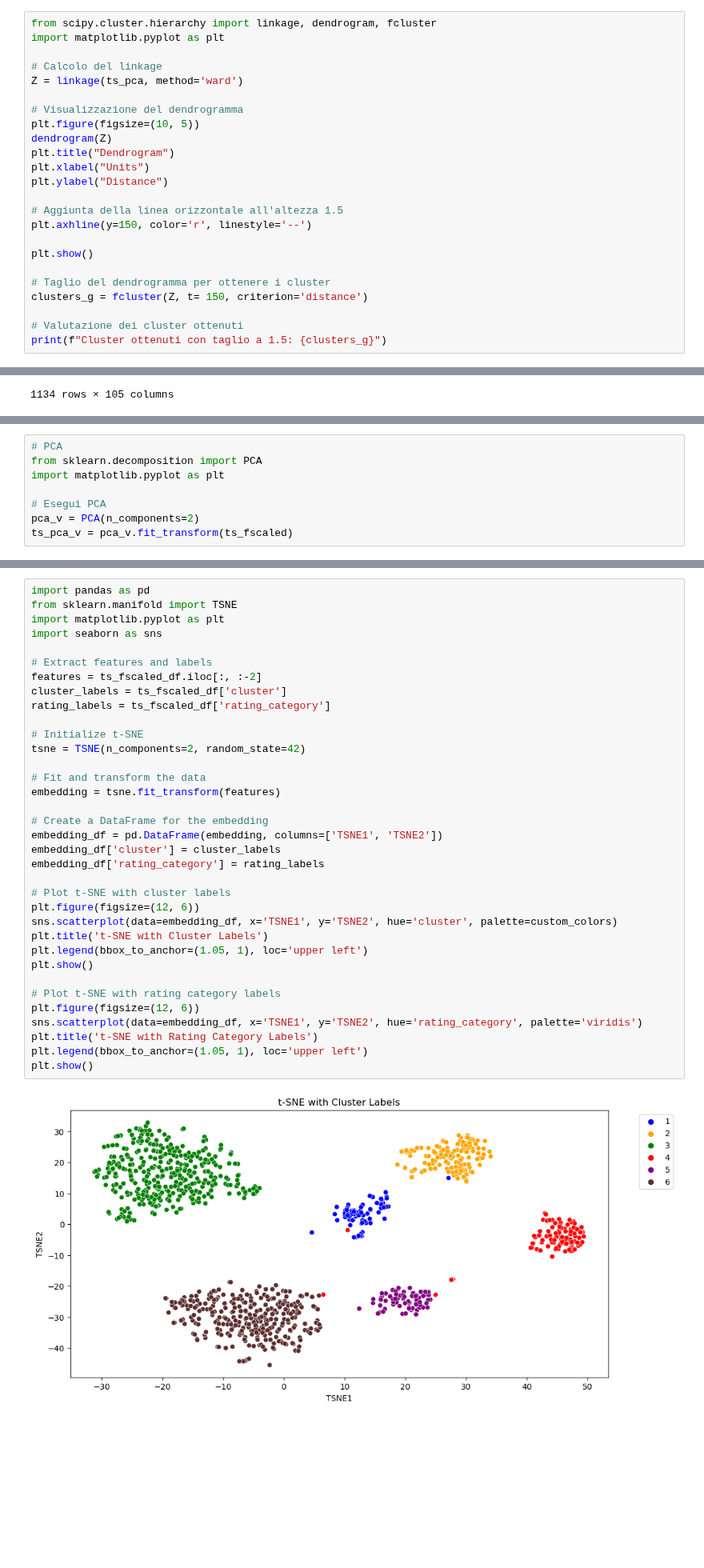
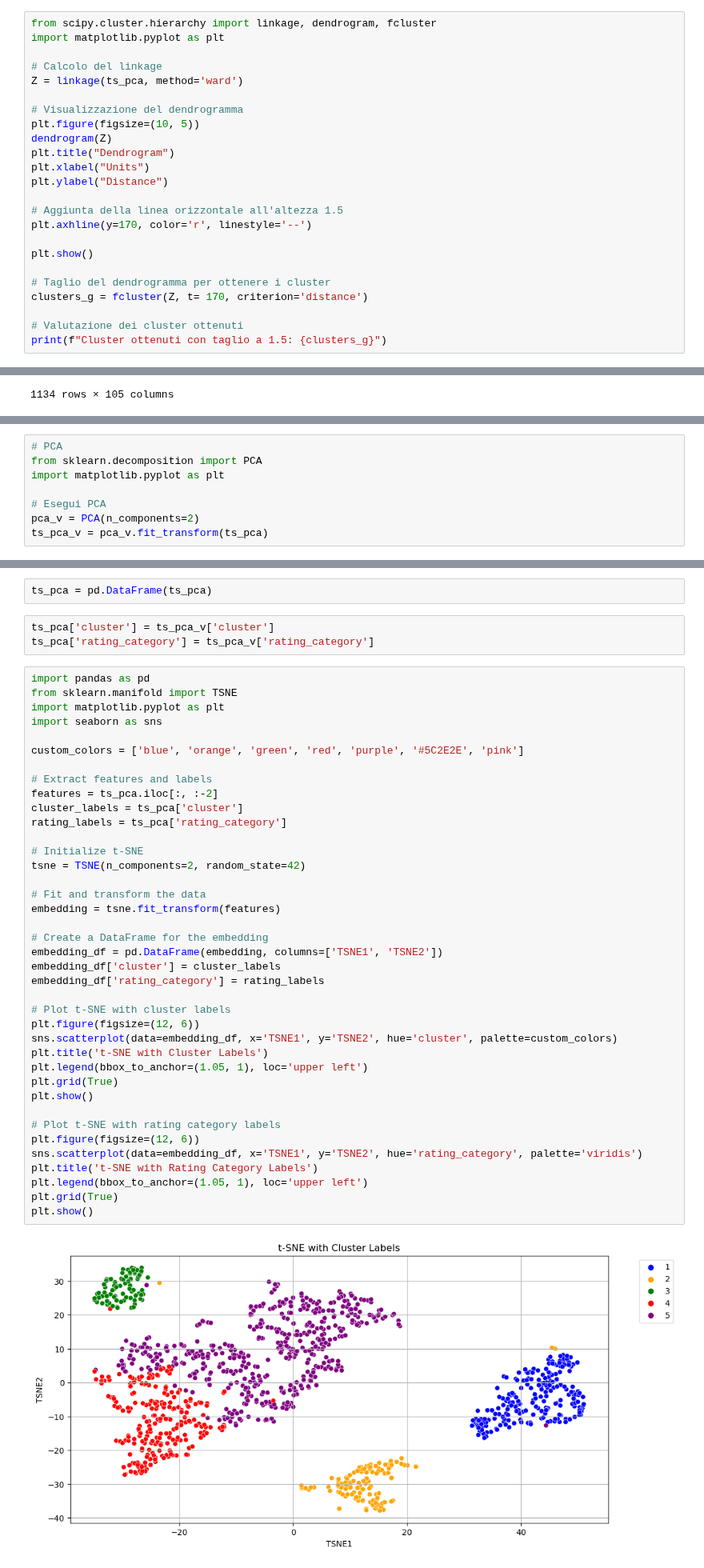
Before and after one commit to luigiascio/Data-Mining-2, a Jupyter notebook: time_series/TS_clustering.ipynb, the cells around one changed output, grey strips where cells are left out. Shown at 80% size. Cells and saved outputs as stored; diff of their text form; blank space fills up the shorter version.

```diff
--- a/time_series/TS_clustering.ipynb
+++ b/time_series/TS_clustering.ipynb
@@ -937,12 +931,12 @@ plt.xlabel("Units")
 plt.ylabel("Distance")
 
 # Aggiunta della linea orizzontale all'altezza 1.5
-plt.axhline(y=150, color='r', linestyle='--')
+plt.axhline(y=170, color='r', linestyle='--')
 
 plt.show()
 
 # Taglio del dendrogramma per ottenere i cluster
-clusters_g = fcluster(Z, t= 150, criterion='distance')
+clusters_g = fcluster(Z, t= 170, criterion='distance')
 
 # Valutazione dei cluster ottenuti
 print(f"Cluster ottenuti con taglio a 1.5: {clusters_g}")
@@ -1197,7 +1204,7 @@ import matplotlib.pyplot as plt
 
 # Esegui PCA
 pca_v = PCA(n_components=2)
-ts_pca_v = pca_v.fit_transform(ts_fscaled)
+ts_pca_v = pca_v.fit_transform(ts_pca)
 # %%
 ts_pca_v = pd.DataFrame(ts_pca_v)
 ts_pca_v
@@ -1353,38 +1351,47 @@ ts_fscaled_df
 1134 rows × 785 columns
+# %%
+ts_pca = pd.DataFrame(ts_pca)
+# %%
+ts_pca['cluster'] = ts_pca_v['cluster']
+ts_pca['rating_category'] = ts_pca_v['rating_category']
 # %%
 import pandas as pd
 from sklearn.manifold import TSNE
 import matplotlib.pyplot as plt
 import seaborn as sns
 
+custom_colors = ['blue', 'orange', 'green', 'red', 'purple', '#5C2E2E', 'pink']
+
 # Extract features and labels
-features = ts_fscaled_df.iloc[:, :-2]
-cluster_labels = ts_fscaled_df['cluster']
-rating_labels = ts_fscaled_df['rating_category']
+features = ts_pca.iloc[:, :-2]
+cluster_labels = ts_pca['cluster']
+rating_labels = ts_pca['rating_category']
 
 # Initialize t-SNE
 tsne = TSNE(n_components=2, random_state=42)
 
 # Fit and transform the data
 embedding = tsne.fit_transform(features)
 
 # Create a DataFrame for the embedding
 embedding_df = pd.DataFrame(embedding, columns=['TSNE1', 'TSNE2'])
 embedding_df['cluster'] = cluster_labels
 embedding_df['rating_category'] = rating_labels
 
 # Plot t-SNE with cluster labels
 plt.figure(figsize=(12, 6))
 sns.scatterplot(data=embedding_df, x='TSNE1', y='TSNE2', hue='cluster', palette=custom_colors)
 plt.title('t-SNE with Cluster Labels')
 plt.legend(bbox_to_anchor=(1.05, 1), loc='upper left')
+plt.grid(True)
 plt.show()
 
 # Plot t-SNE with rating category labels
 plt.figure(figsize=(12, 6))
 sns.scatterplot(data=embedding_df, x='TSNE1', y='TSNE2', hue='rating_category', palette='viridis')
 plt.title('t-SNE with Rating Category Labels')
 plt.legend(bbox_to_anchor=(1.05, 1), loc='upper left')
+plt.grid(True)
 plt.show()
 # %% [output]
-[figure, old version]
+[figure, new version]
```
Also changed, not shown: parts of 63 cells of this notebook.
